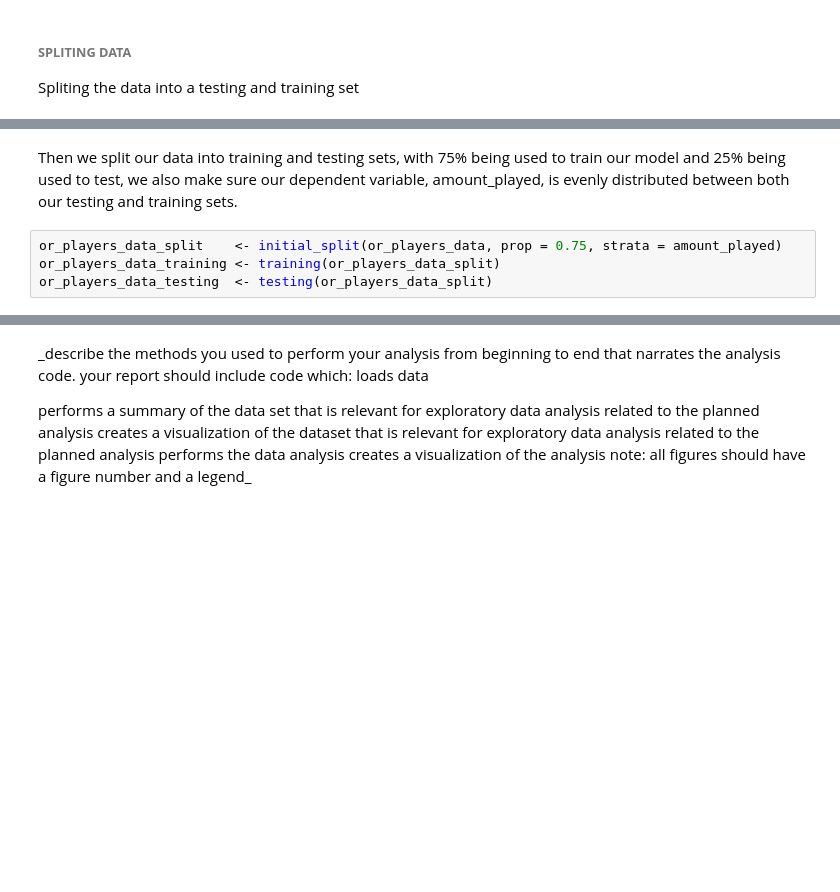
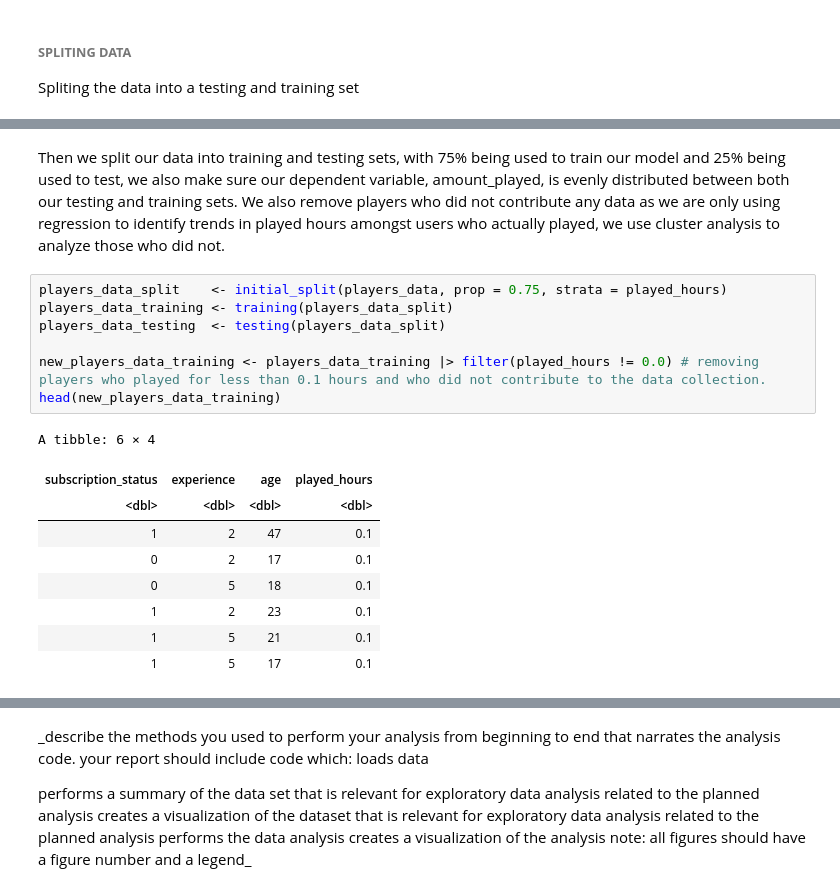
Before and after one commit to vicky-nak/DSCI-Final-Report-24, a Jupyter notebook: Final Report.ipynb, the cells around one changed output, grey strips where cells are left out. Saved outputs shown, nothing was run; the diff lists cells and outputs as text; blank space fills up the shorter version.

Commit message:
Added regression model, wrote in the rest of methodology, added regression on testing data and collected metrics.

```diff
--- a/Final Report.ipynb
+++ b/Final Report.ipynb
@@ -190,6 +228,20 @@ fif <- lm(played_hours ~ experience + subscribe + gender + Age, data = model_sel
 # %% [markdown]
 Then we split our data into training and testing sets, with 75% being used to train our model and 25% being used to test, we also make sure our dependent variable, amount_played, is evenly distributed between both our testing and training sets.
+We also remove players who did not contribute any data as we are only using regression to identify trends in played hours amongst users who actually played, we use cluster analysis to analyze those who did not.
 # %%
-or_players_data_split    <- initial_split(or_players_data, prop = 0.75, strata = amount_played)
-or_players_data_training <- training(or_players_data_split)
-or_players_data_testing  <- testing(or_players_data_split)
+players_data_split    <- initial_split(players_data, prop = 0.75, strata = played_hours)
+players_data_training <- training(players_data_split)
+players_data_testing  <- testing(players_data_split)
+
+new_players_data_training <- players_data_training |> filter(played_hours != 0.0) # removing players who played for less than 0.1 hours and who did not contribute to the data collection.
+head(new_players_data_training)
+# %% [output]
+A tibble: 6 × 4
+| subscription_status | experience | age | played_hours |
+| <dbl> | <dbl> | <dbl> | <dbl> |
+| 1 | 2 | 47 | 0.1 |
+| 0 | 2 | 17 | 0.1 |
+| 0 | 5 | 18 | 0.1 |
+| 1 | 2 | 23 | 0.1 |
+| 1 | 5 | 21 | 0.1 |
+| 1 | 5 | 17 | 0.1 |
```
Also changed, not shown: parts of 13 cells of this notebook.
